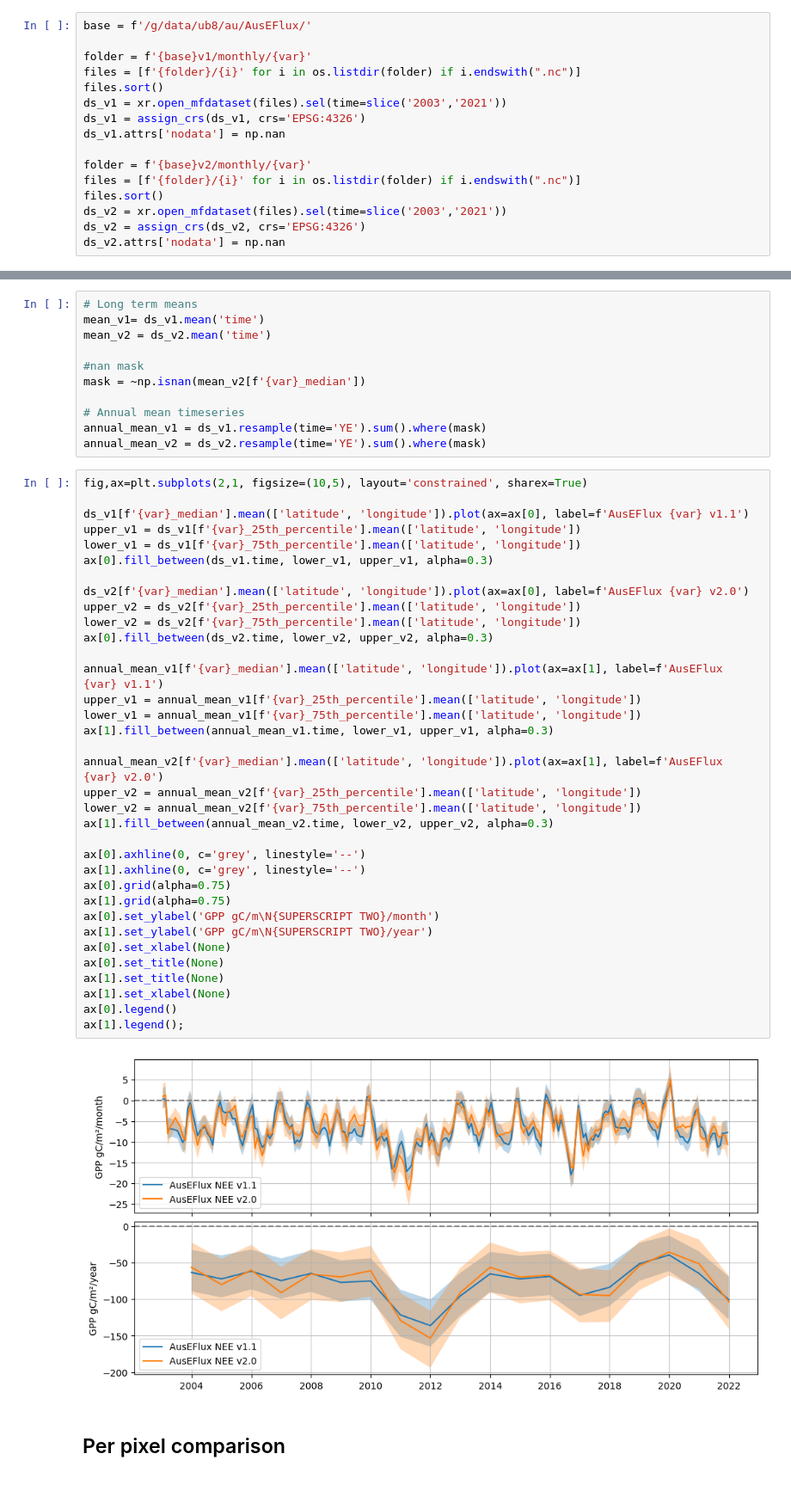
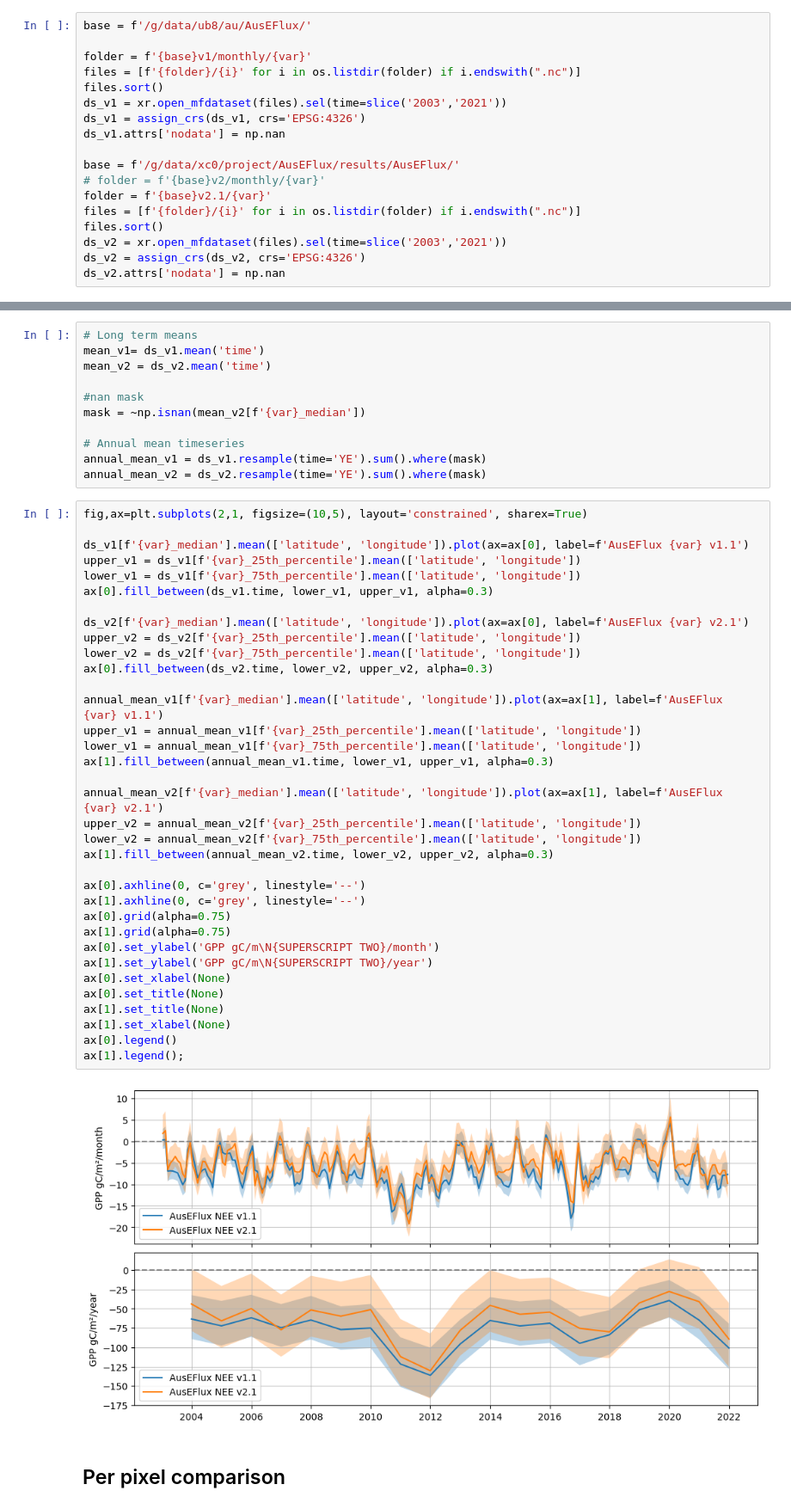
Before and after one commit to cbur24/AusEFlux, a Jupyter notebook: notebooks/analysis/Compare_AusEFlux_versions_NEE.ipynb, the cells around one changed output, grey strips where cells are left out. Shown: that part at 86% size. Drawn from its saved outputs; the diff is of its cells as text.

```diff
--- a/notebooks/analysis/Compare_AusEFlux_versions_NEE.ipynb
+++ b/notebooks/analysis/Compare_AusEFlux_versions_NEE.ipynb
@@ -63,7 +64,9 @@ ds_v1 = xr.open_mfdataset(files).sel(time=slice('2003','2021'))
 ds_v1 = assign_crs(ds_v1, crs='EPSG:4326')
 ds_v1.attrs['nodata'] = np.nan
 
-folder = f'{base}v2/monthly/{var}'
+base = f'/g/data/xc0/project/AusEFlux/results/AusEFlux/'
+# folder = f'{base}v2/monthly/{var}'
+folder = f'{base}v2.1/{var}'
 files = [f'{folder}/{i}' for i in os.listdir(folder) if i.endswith(".nc")]
 files.sort()
 ds_v2 = xr.open_mfdataset(files).sel(time=slice('2003','2021'))
@@ -104,36 +107,36 @@ ds_v1[f'{var}_median'].mean(['latitude', 'longitude']).plot(ax=ax[0], label=f'Au
 upper_v1 = ds_v1[f'{var}_25th_percentile'].mean(['latitude', 'longitude'])
 lower_v1 = ds_v1[f'{var}_75th_percentile'].mean(['latitude', 'longitude'])
 ax[0].fill_between(ds_v1.time, lower_v1, upper_v1, alpha=0.3)
 
-ds_v2[f'{var}_median'].mean(['latitude', 'longitude']).plot(ax=ax[0], label=f'AusEFlux {var} v2.0')
+ds_v2[f'{var}_median'].mean(['latitude', 'longitude']).plot(ax=ax[0], label=f'AusEFlux {var} v2.1')
 upper_v2 = ds_v2[f'{var}_25th_percentile'].mean(['latitude', 'longitude'])
 lower_v2 = ds_v2[f'{var}_75th_percentile'].mean(['latitude', 'longitude'])
 ax[0].fill_between(ds_v2.time, lower_v2, upper_v2, alpha=0.3)
 
 annual_mean_v1[f'{var}_median'].mean(['latitude', 'longitude']).plot(ax=ax[1], label=f'AusEFlux {var} v1.1')
 upper_v1 = annual_mean_v1[f'{var}_25th_percentile'].mean(['latitude', 'longitude'])
 lower_v1 = annual_mean_v1[f'{var}_75th_percentile'].mean(['latitude', 'longitude'])
 ax[1].fill_between(annual_mean_v1.time, lower_v1, upper_v1, alpha=0.3)
 
-annual_mean_v2[f'{var}_median'].mean(['latitude', 'longitude']).plot(ax=ax[1], label=f'AusEFlux {var} v2.0')
+annual_mean_v2[f'{var}_median'].mean(['latitude', 'longitude']).plot(ax=ax[1], label=f'AusEFlux {var} v2.1')
 upper_v2 = annual_mean_v2[f'{var}_25th_percentile'].mean(['latitude', 'longitude'])
 lower_v2 = annual_mean_v2[f'{var}_75th_percentile'].mean(['latitude', 'longitude'])
 ax[1].fill_between(annual_mean_v2.time, lower_v2, upper_v2, alpha=0.3)
 
 ax[0].axhline(0, c='grey', linestyle='--')
 ax[1].axhline(0, c='grey', linestyle='--')
 ax[0].grid(alpha=0.75)
 ax[1].grid(alpha=0.75)
 ax[0].set_ylabel('GPP gC/m\N{SUPERSCRIPT TWO}/month')
 ax[1].set_ylabel('GPP gC/m\N{SUPERSCRIPT TWO}/year')
 ax[0].set_xlabel(None)
 ax[0].set_title(None)
 ax[1].set_title(None)
 ax[1].set_xlabel(None)
 ax[0].legend()
 ax[1].legend();
 # %% [output]
-[figure, old version]
+[figure, new version]
 # %% [markdown]
 ## Per pixel comparison
 # %%
```
Also changed, not shown: parts of 5 cells of this notebook, 11 other files.
